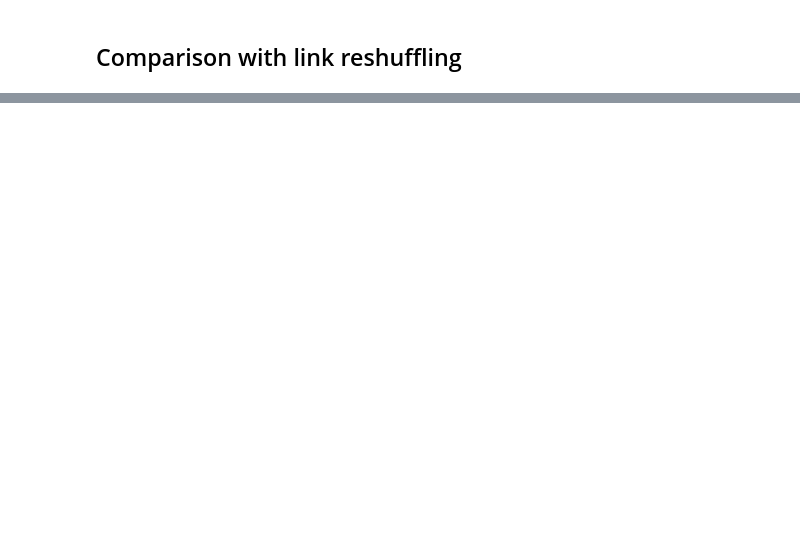
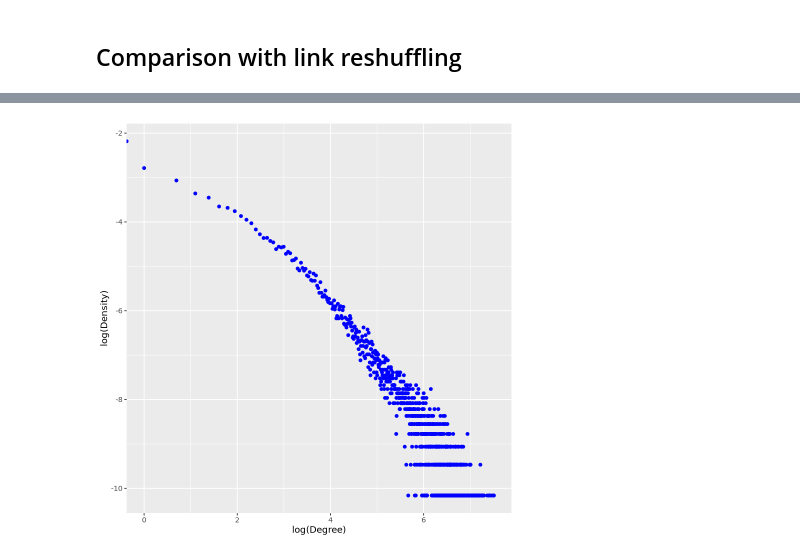
Before and after one commit to riccardo03-maker/Abstract_network, a Jupyter notebook: plots_scibert.ipynb, the cells around one changed output, grey strips where cells are left out. Saved outputs shown, nothing was run; the diff lists cells and outputs as text; code cells hidden in the pictures; blank space fills up the shorter version.

Commit message:
Finished centrality measures on SciBERT network

```diff
--- a/plots_scibert.ipynb
+++ b/plots_scibert.ipynb
@@ -179,5 +243,5 @@ ggplot(data = centrality_measures, aes(x = Degree, y = Mean_degree_NN)) +
 # %%
 library(tidyverse)
 centrality_measures <- read_csv(
-    "scibert_network/results/abstract_node_removal/centrality_measures.csv"
+    "scibert_network/results/link_shuffle/centrality_measures.csv"
 )
@@ -184,10 +258,12 @@ centrality_measures <- read_csv(
 # %%
 #degree distribution
 degrees <- centrality_measures %>%
     group_by(Degree) %>%
     summarize(Density = n()/nrow(centrality_measures))
-ggplot(data = degrees, aes(x = Degree, y = Density)) +
+ggplot(data = degrees, aes(x = log(Degree), y = log(Density))) +
     geom_point(color = "blue")
+# %% [output]
+[figure, added]
 # %%
 #clustering coefficient vs degree
 ggplot(data = centrality_measures, aes(x = Degree, y = Clustering_coefficient)) +
```
Also changed, not shown: parts of 28 cells of this notebook, 4 other files.
